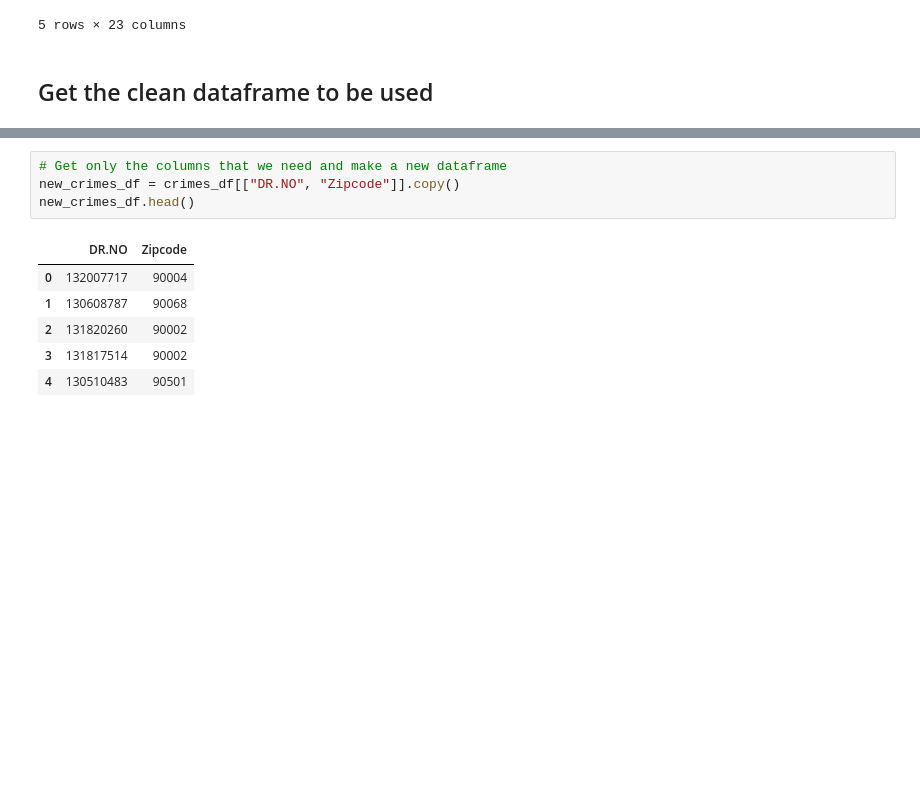
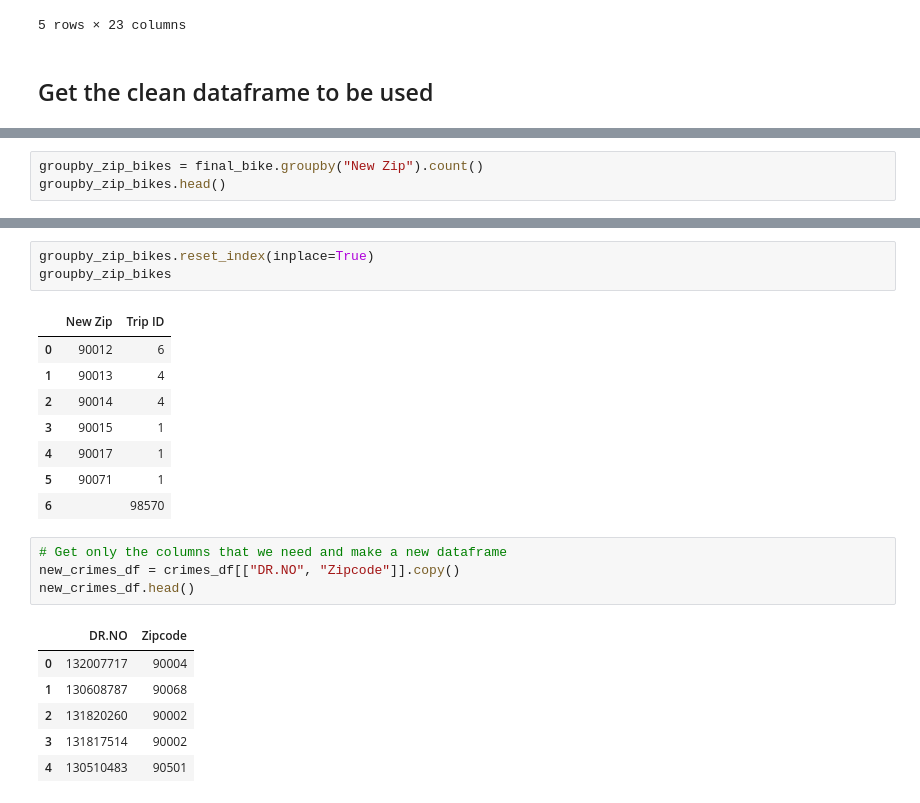
Before and after one commit to KPH3802/LA_Crime_and_Biking, a Jupyter notebook: LA_crime_and_biking.ipynb, the cells around one changed output, grey strips where cells are left out. Drawn from its saved outputs; the diff is of its cells as text; blank space fills up the shorter version.

```diff
--- a/LA_crime_and_biking.ipynb
+++ b/LA_crime_and_biking.ipynb
@@ -189,0 +190,3 @@ final_bike.shape
+# %%
+groupby_zip_bikes = final_bike.groupby("New Zip").count()
+groupby_zip_bikes.head()
@@ -190,3 +201,15 @@ final_bike.shape
+# %%
+groupby_zip_bikes.reset_index(inplace=True)
+groupby_zip_bikes
+# %% [output]
+|  | New Zip | Trip ID |
+| 0 | 90012 | 6 |
+| 1 | 90013 | 4 |
+| 2 | 90014 | 4 |
+| 3 | 90015 | 1 |
+| 4 | 90017 | 1 |
+| 5 | 90071 | 1 |
+| 6 |  | 98570 |
 # %%
 # Get only the columns that we need and make a new dataframe
 new_crimes_df = crimes_df[["DR.NO", "Zipcode"]].copy()
```
Also changed, not shown: parts of 5 cells of this notebook.
